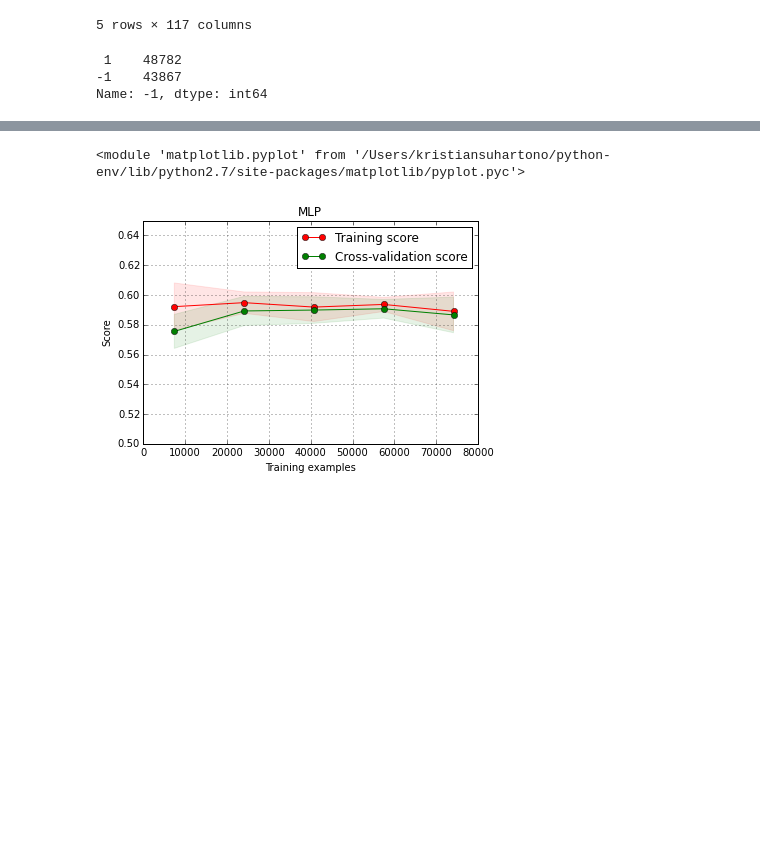
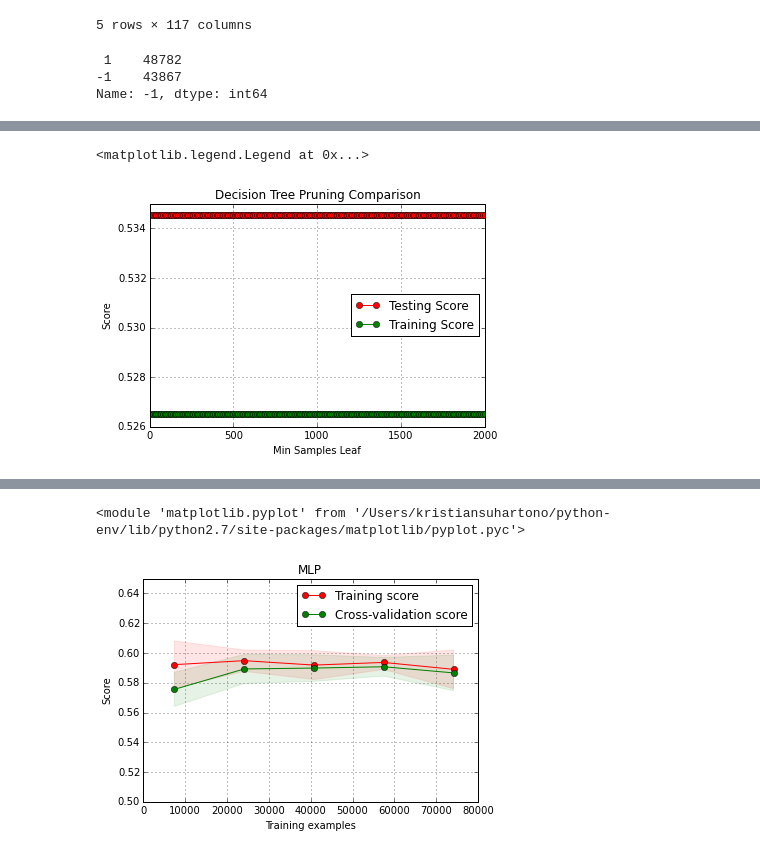
Before and after one commit to ksuhartono97/CS4641-repo, a Jupyter notebook: Dota2.ipynb, the cells around one changed output, grey strips where cells are left out. Drawn from its saved outputs; the diff is of its cells as text; code cells hidden in the pictures; blank space fills up the shorter version.

```diff
--- a/Dota2.ipynb
+++ b/Dota2.ipynb
@@ -128,0 +250,16 @@ MLPClassifier(activation='relu', alpha=0.0001, batch_size='auto', beta_1=0.9,
+# %%
+# Pruning Grapher
+plt.figure()
+plt.title("Decision Tree Pruning Comparison")
+plt.xlabel("Min Samples Leaf")
+plt.ylabel("Score")
+# plt.ylim(*(0.55, 1.02))
+
+plt.grid()
+
+plt.plot(np.arange(10, 2010, 10), testScoreArray, 'o-', color="r", label = "Testing Score")
+plt.plot(np.arange(10, 2010, 10), trainScoreArray, 'o-', color="g", label = "Training Score")
+plt.legend(loc="best")
+# %% [output]
+<matplotlib.legend.Legend at 0x...>
+[figure, added]
```
Also changed, not shown: parts of 16 cells of this notebook.
